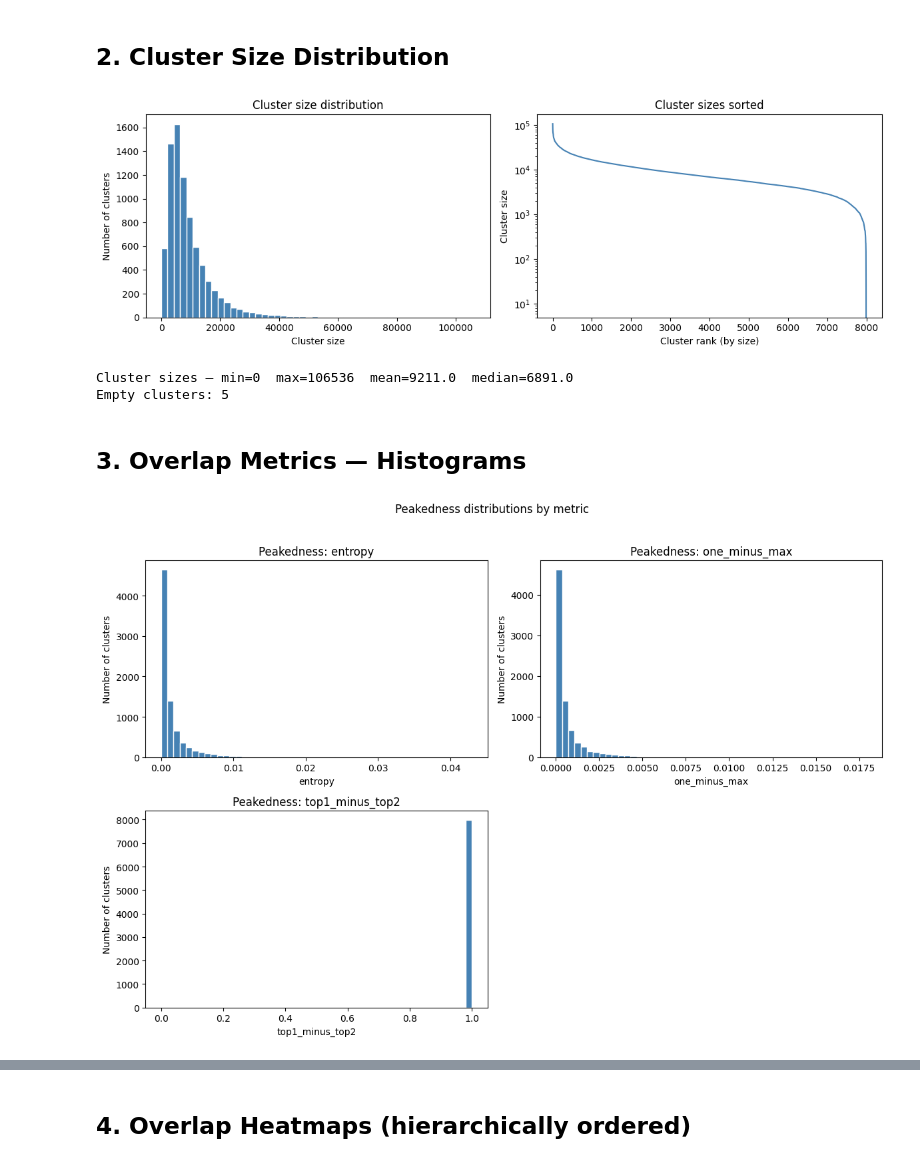
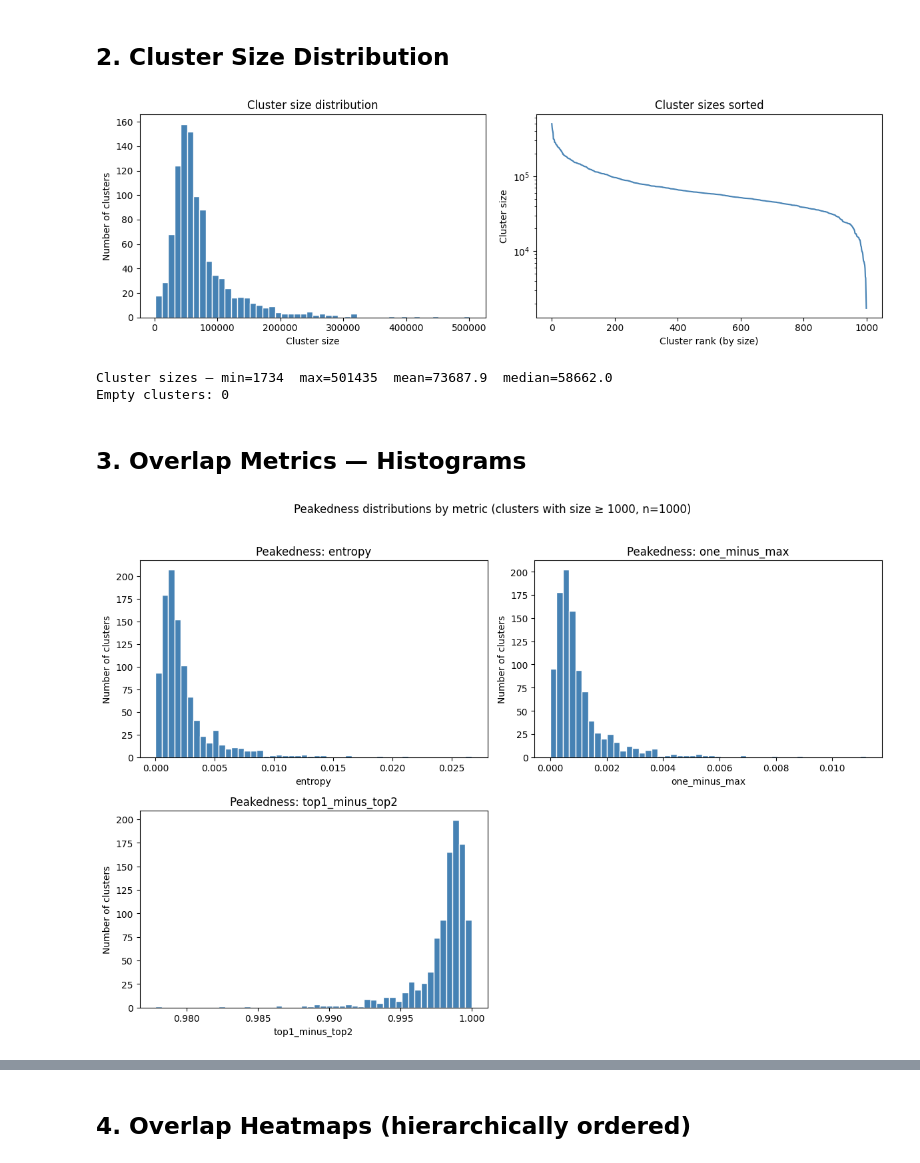
Before and after one commit to alexserra98/decomposing-activations-local-geometry, a Jupyter notebook: notebooks/visualize.ipynb, the cells around one changed output, grey strips where cells are left out. Saved outputs shown, nothing was run; the diff lists cells and outputs as text; code cells hidden in the pictures.

```diff
--- a/notebooks/visualize.ipynb
+++ b/notebooks/visualize.ipynb
@@ -9,8 +9,8 @@ import matplotlib.pyplot as plt
 import matplotlib.ticker as ticker
 from pathlib import Path
 
-experiment_name = "8000_05"
-OUT = Path(f"/u/dssc/zenocosini/decomposing-activations-local-geometry/outputs/experiments/{experiment_name}")  # run from experiments/out/1000_05/
+experiment_name = "1000_05"
+OUT = Path(f"/u/dssc/zenocosini/decomposing-activations-local-geometry/output/experiments/{experiment_name}")  # run from experiments/out/1000_05/
 PLOT_OUT = OUT / "plot"
 PLOT_OUT.mkdir(exist_ok=True)
 
@@ -123,40 +123,40 @@ print(f"Cluster sizes — min={cluster_sizes.min().item()}  max={cluster_sizes.m
       f"mean={cluster_sizes.float().mean():.1f}  median={cluster_sizes.float().median():.1f}")
 print(f"Empty clusters: {(cluster_sizes == 0).sum().item()}")
 # %% [output]
-[figure, old version]
+[figure, new version]
-Cluster sizes — min=0  max=106536  mean=9211.0  median=6891.0
-Empty clusters: 5
+Cluster sizes — min=1734  max=501435  mean=73687.9  median=58662.0
+Empty clusters: 0
 # %% [markdown]
 ## 3. Overlap Metrics — Histograms
 # %%
 # --- Peakedness of each feature ----
 peakedness_dict = dims_data["peakedness"]
 metric_names = list(peakedness_dict.keys())
 
 n_metrics = len(metric_names)
 n_cols = 2
 n_rows = int(np.ceil(n_metrics / n_cols))
 
 fig, axes = plt.subplots(n_rows, n_cols, figsize=(6 * n_cols, 4 * n_rows))
 axes = np.atleast_1d(axes).ravel()
 
 for ax_i, metric_name in enumerate(metric_names):
-    values = peakedness_dict[metric_name].detach().cpu().numpy()
+    values = peakedness_dict[metric_name][mask].detach().cpu().numpy()
     axes[ax_i].hist(values, bins=50, color="steelblue", edgecolor="white")
     axes[ax_i].set_xlabel(metric_name)
     axes[ax_i].set_ylabel("Number of clusters")
     axes[ax_i].set_title(f"Peakedness: {metric_name}")
 
 for ax_i in range(n_metrics, len(axes)):
     axes[ax_i].axis("off")
 
 
-fig.suptitle("Peakedness distributions by metric", y=1.02)
+fig.suptitle(f"Peakedness distributions by metric (clusters with size ≥ 1000, n={effective_K})", y=1.02)
 plt.tight_layout()
 plt.savefig(PLOT_OUT / f"{experiment_name}_peakedness.png", dpi=150, bbox_inches="tight")
 plt.show()
 # %% [output]
-[figure, old version]
+[figure, new version]
 # %%
 fig, axes = plt.subplots(2, 2, figsize=(14, 8))
 
```
Also changed, not shown: parts of 8 cells of this notebook, 23 other files.
